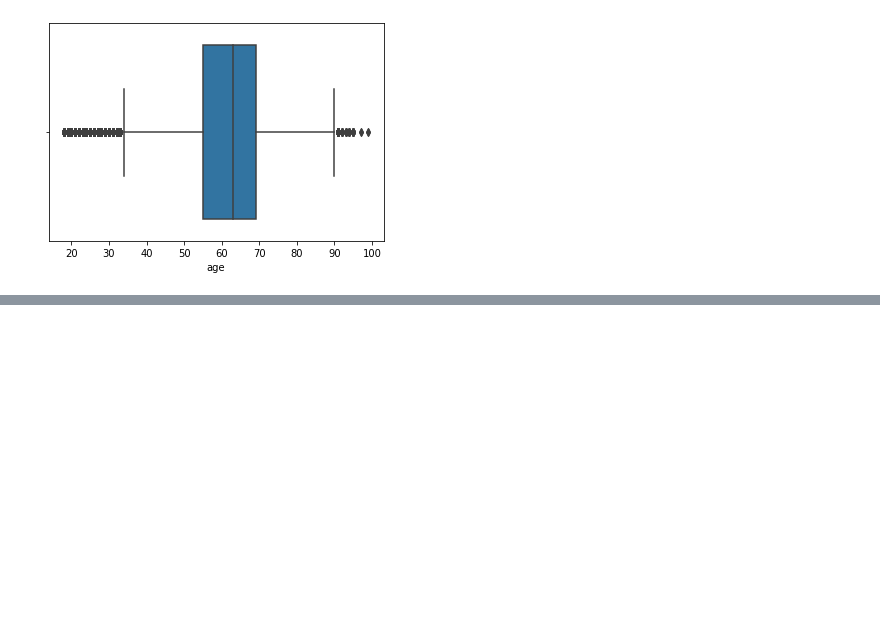
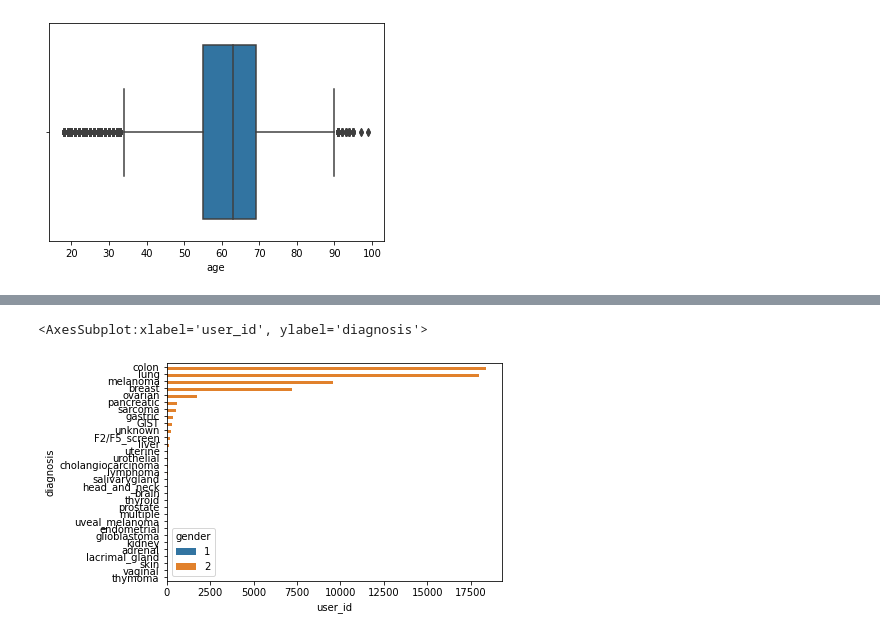
Before and after one commit to farnezola/lab_analytics, a Jupyter notebook: lab_analytics_2015_2021.ipynb, the cells around one changed output, grey strips where cells are left out. Cells and saved outputs as stored; diff of their text form; code cells hidden in the pictures; blank space fills up the shorter version.

```diff
--- a/lab_analytics_2015_2021.ipynb
+++ b/lab_analytics_2015_2021.ipynb
@@ -108,9 +141,0 @@ sns.barplot(x='user_id', y='gender', data=df_gender)
-# %%
-# diagnosis
-
-
-df_ds = df.query('diagnosis!="unknown"').groupby('diagnosis', as_index=False)\
-        .nunique()\
-        .sort_values('user_id', ascending=False)
-
-df_ds.head()
@@ -124,3 +160,5 @@ df_ds.head()
 # %%
-px.bar(data_frame=df_ds, x='user_id', y='diagnosis')
+df_ds_top
+
+sns.barplot(x='user_id', y='diagnosis', hue = 'gender', data = df_ds.)
 # %% [output]
@@ -127,0 +165,2 @@ px.bar(data_frame=df_ds, x='user_id', y='diagnosis')
+<AxesSubplot:xlabel='user_id', ylabel='diagnosis'>
+[figure, added]
```
Also changed, not shown: parts of 14 cells of this notebook.
